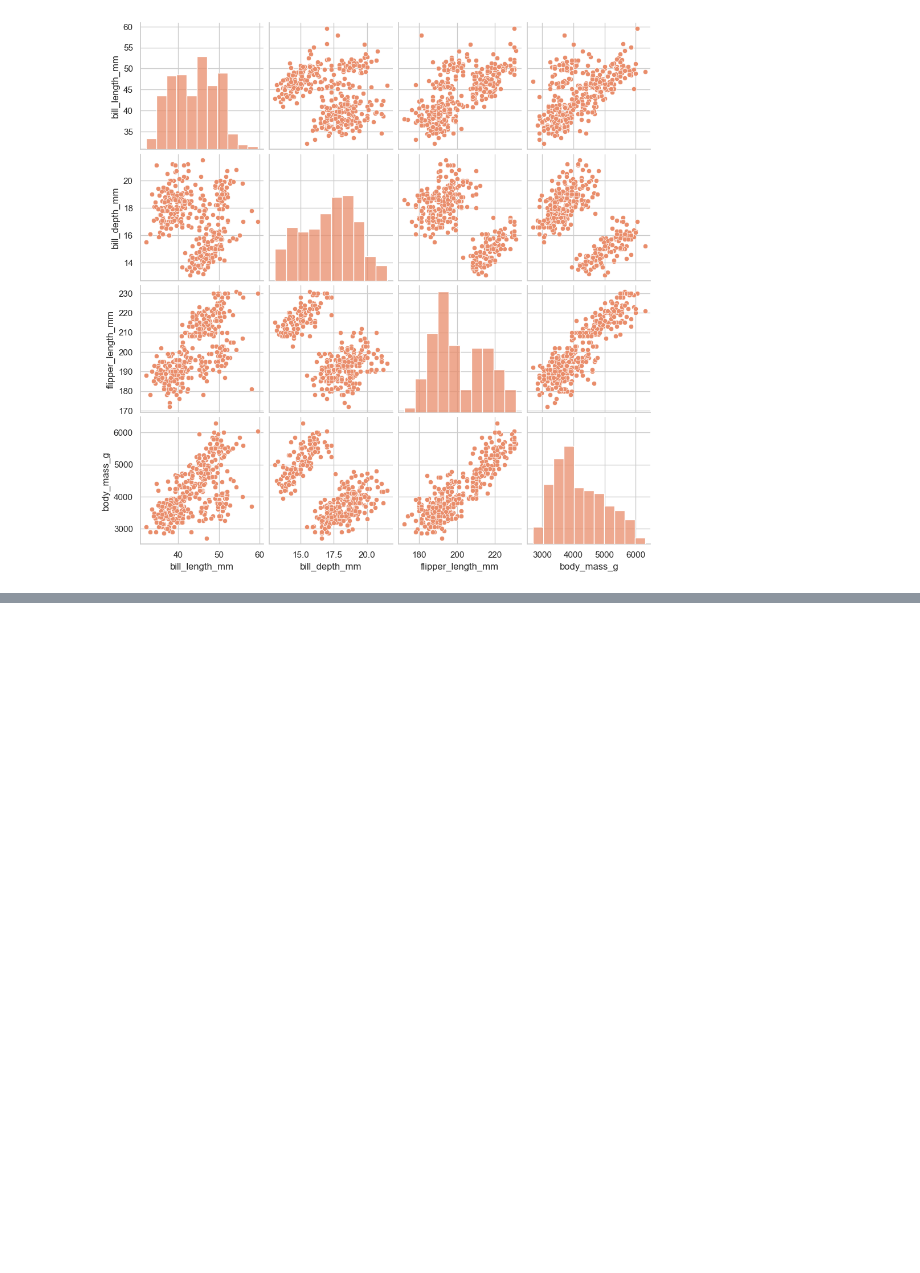
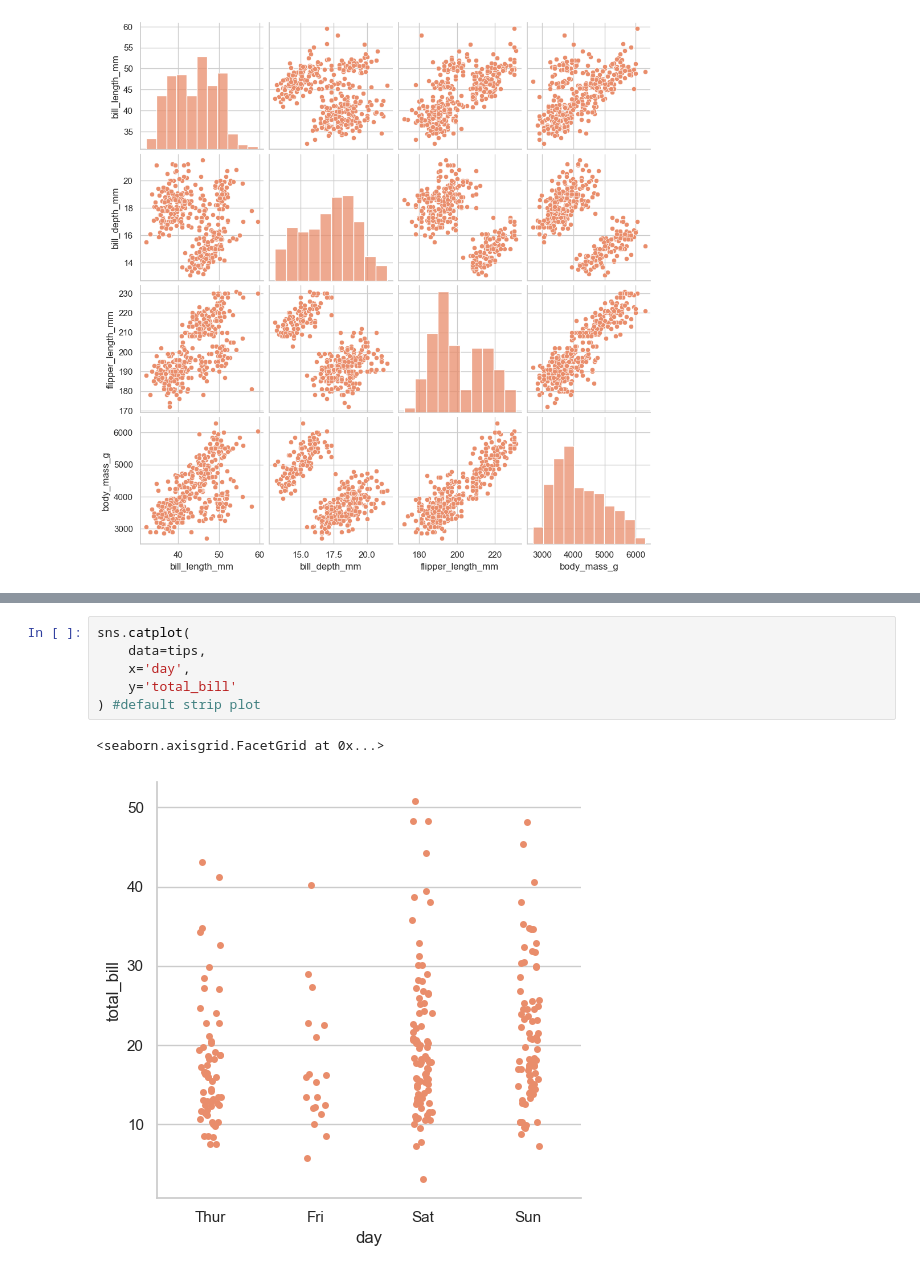
Before and after one commit to ShajibEwuCse19/Bongo-Dev-DS-AI-ML-Course-Practice-Repo, a Jupyter notebook: my-practice/data-visualization-using-seaborn-and-plotly.ipynb, the cells around one changed output, grey strips where cells are left out. Drawn from its saved outputs; the diff is of its cells as text; blank space fills up the shorter version.

Commit message:
feat: Add categorical plot examples using Seaborn and introduce Plotly library.

```diff
--- a/my-practice/data-visualization-using-seaborn-and-plotly.ipynb
+++ b/my-practice/data-visualization-using-seaborn-and-plotly.ipynb
@@ -314,0 +329,9 @@ sns.pairplot(
+# %%
+sns.catplot(
+    data=tips,
+    x='day',
+    y='total_bill'
+) #default strip plot
+# %% [output]
+<seaborn.axisgrid.FacetGrid at 0x...>
+[figure, added]
```
Also changed, not shown: parts of 11 cells of this notebook.
